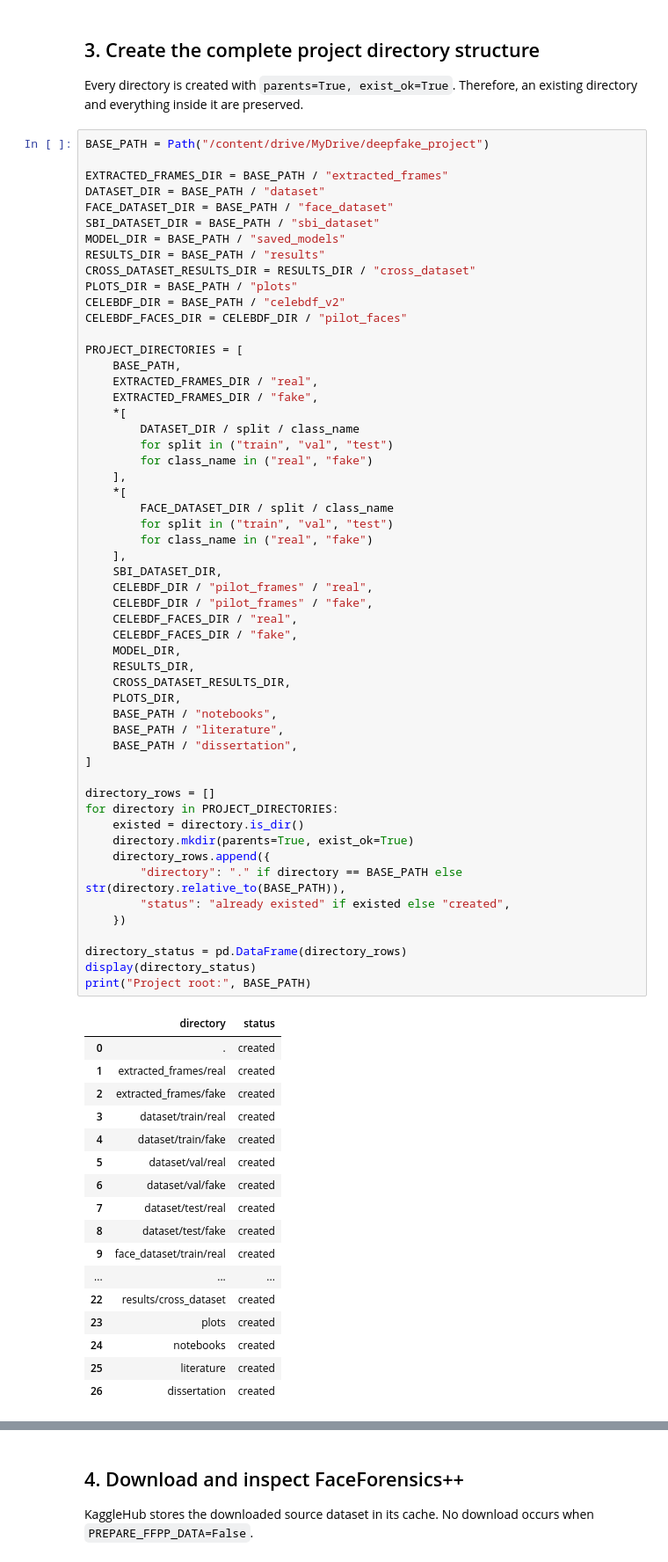
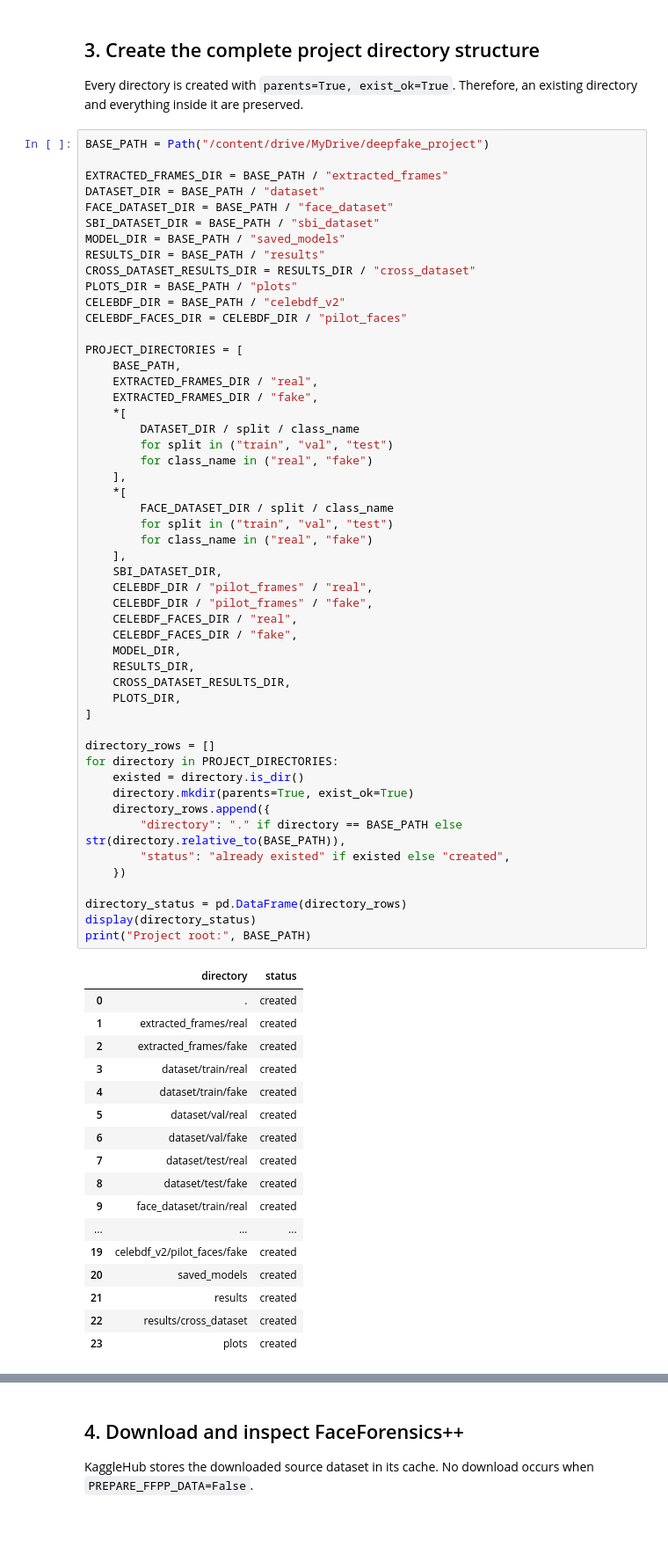
Before and after one commit to sawket/deepfake-detection-dissertation, a Jupyter notebook: notebooks/00_Project_Setup_and_FFPP_Data_Preparation.ipynb, the cells around one changed output, grey strips where cells are left out. Shown at 88% size. Drawn from its saved outputs; the diff is of its cells as text; blank space fills up the shorter version.

Commit message:
Update 00_Project_Setup_and_FFPP_Data_Preparation.ipynb
updated 00 notebook.

```diff
--- a/notebooks/00_Project_Setup_and_FFPP_Data_Preparation.ipynb
+++ b/notebooks/00_Project_Setup_and_FFPP_Data_Preparation.ipynb
@@ -112,39 +112,36 @@ PROJECT_DIRECTORIES = [
     RESULTS_DIR,
     CROSS_DATASET_RESULTS_DIR,
     PLOTS_DIR,
-    BASE_PATH / "notebooks",
-    BASE_PATH / "literature",
-    BASE_PATH / "dissertation",
 ]
 
 directory_rows = []
 for directory in PROJECT_DIRECTORIES:
     existed = directory.is_dir()
     directory.mkdir(parents=True, exist_ok=True)
     directory_rows.append({
         "directory": "." if directory == BASE_PATH else str(directory.relative_to(BASE_PATH)),
         "status": "already existed" if existed else "created",
     })
 
 directory_status = pd.DataFrame(directory_rows)
 display(directory_status)
 print("Project root:", BASE_PATH)
 # %% [output]
 |  | directory | status |
 | 0 | . | created |
 | 1 | extracted_frames/real | created |
 | 2 | extracted_frames/fake | created |
 | 3 | dataset/train/real | created |
 | 4 | dataset/train/fake | created |
 | 5 | dataset/val/real | created |
 | 6 | dataset/val/fake | created |
 | 7 | dataset/test/real | created |
 | 8 | dataset/test/fake | created |
 | 9 | face_dataset/train/real | created |
 | ... | ... | ... |
+| 19 | celebdf_v2/pilot_faces/fake | created |
+| 20 | saved_models | created |
+| 21 | results | created |
 | 22 | results/cross_dataset | created |
 | 23 | plots | created |
-| 24 | notebooks | created |
-| 25 | literature | created |
-| 26 | dissertation | created |
 Project root: /content/drive/MyDrive/deepfake_project
```
Also changed, not shown: parts of 5 cells of this notebook.
